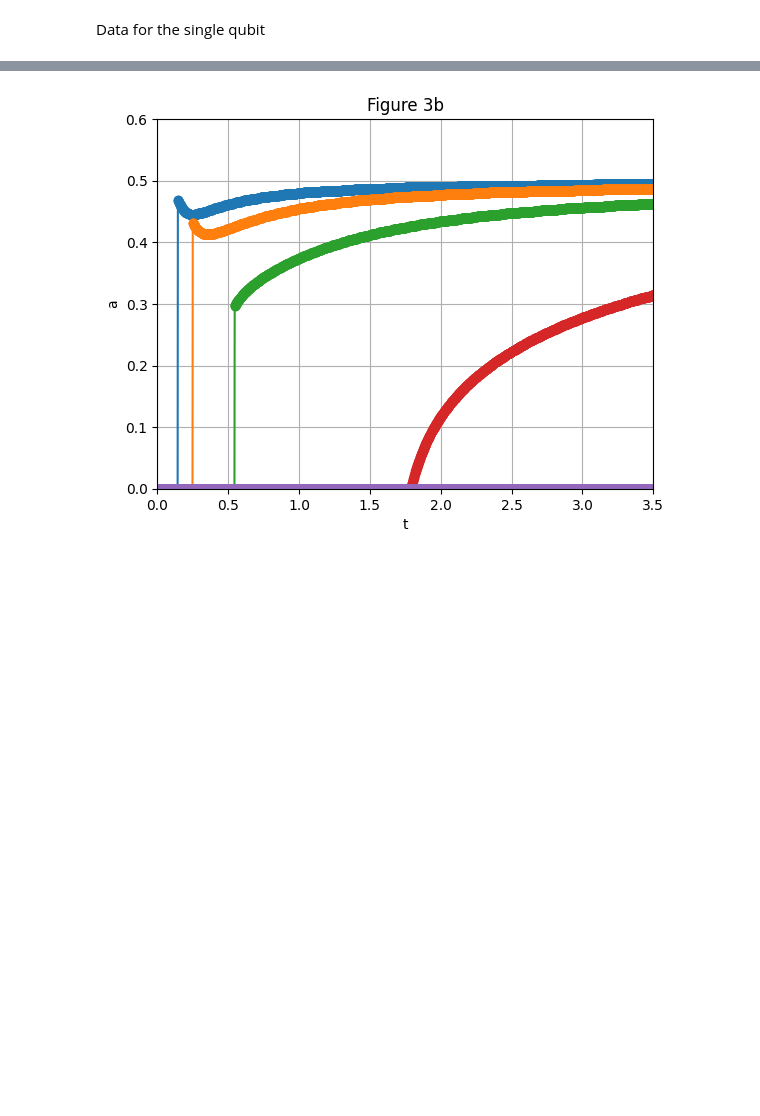
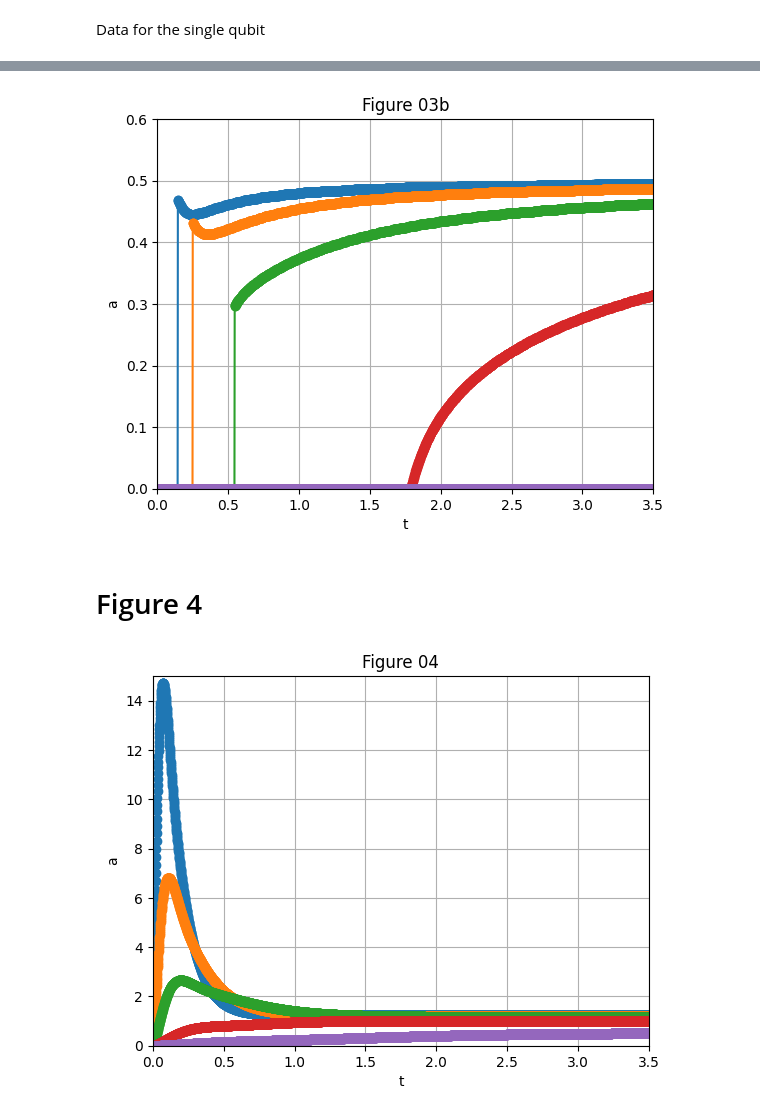
Before and after one commit to EnricoTrombetti/plots_nonequilibrium_thermometry_via_an_ensemble_of_initially_correlated_qubits, a Jupyter notebook: plots_nonequilibrium_thermometry_via_an_ensemble_of_initially_correlated_qubits.ipynb, the cells around one changed output, grey strips where cells are left out. Saved outputs shown, nothing was run; the diff lists cells and outputs as text; code cells hidden in the pictures; blank space fills up the shorter version.

```diff
--- a/plots_nonequilibrium_thermometry_via_an_ensemble_of_initially_correlated_qubits.ipynb
+++ b/plots_nonequilibrium_thermometry_via_an_ensemble_of_initially_correlated_qubits.ipynb
@@ -123,16 +95,13 @@ plt.show()
 # %%
-figure = "3b"
+figure = "03b"
 
 with open("data/figure_" + figure + ".json", "r") as file:
     raw_data = file.read().strip()
 
-#the following line replaces the scientific notation exported from Mathematica with the correct format readable by Python
-fixed_data = re.sub(r'(\d)\*\^(-?\d+)', r'\1e\2', raw_data)
+data = json.loads(raw_data)
 
-data = json.loads(fixed_data)
-
-for i in range(len(data[1])):
-    times , avals = data[0], data[1][i]
+for i in range(len(data)):
+    times , avals = data[i][0], data[i][1]
     plt.plot(times, avals, marker='o')
 
 plt.xlabel('t')
@@ -143,4 +112,27 @@ plt.title('Figure ' + figure)
 plt.grid(True)
 plt.show()
 # %% [output]
-[figure, old version]
+[figure, new version]
+# %% [markdown]
+# Figure 4
+# %%
+figure = "04"
+
+with open("data/figure_" + figure + ".json", "r") as file:
+    raw_data = file.read().strip()
+
+data = json.loads(raw_data)
+
+for i in range(len(data)):
+    times , qfis = data[i][0], data[i][1]
+    plt.plot(times, qfis, marker='o')
+
+plt.xlabel('t')
+plt.ylabel('a')
+plt.ylim(0, 15)
+plt.xlim(0,3.5)
+plt.title('Figure ' + figure)
+plt.grid(True)
+plt.show()
+# %% [output]
+[figure, added]
```
Also changed, not shown: parts of 44 cells of this notebook, 21 other files.
